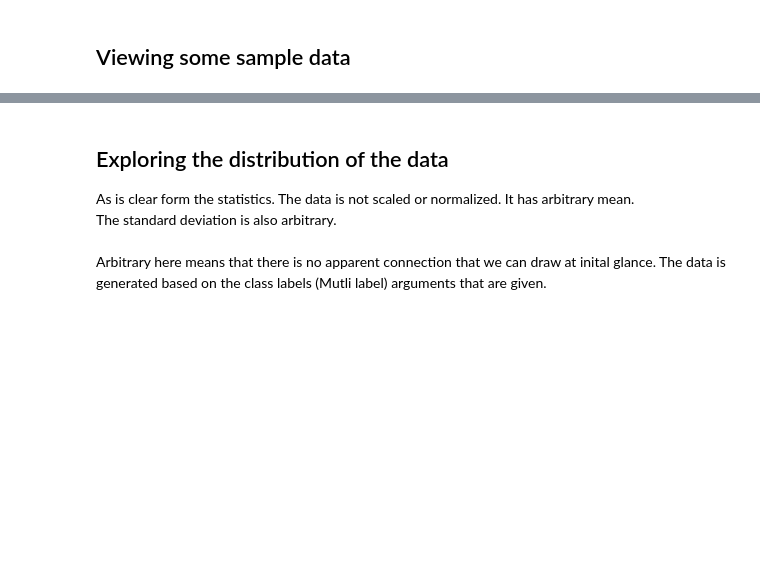
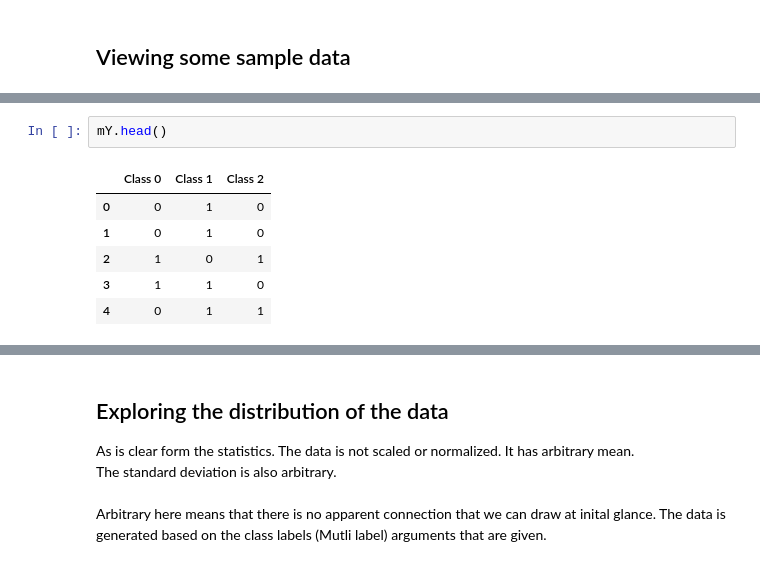
Before and after one commit to usuallyunusual/ML_Mini_Projects, a Jupyter notebook: Logistic Regression/Logistic Regression.ipynb, the cells around one changed output, grey strips where cells are left out. Drawn from its saved outputs; the diff is of its cells as text; blank space fills up the shorter version.

```diff
--- a/Logistic Regression/Logistic Regression.ipynb
+++ b/Logistic Regression/Logistic Regression.ipynb
@@ -70,0 +75,9 @@ mX.head()
+# %%
+mY.head()
+# %% [output]
+|  | Class 0 | Class 1 | Class 2 |
+| 0 | 0 | 1 | 0 |
+| 1 | 0 | 1 | 0 |
+| 2 | 1 | 0 | 1 |
+| 3 | 1 | 1 | 0 |
+| 4 | 0 | 1 | 1 |
```
Also changed, not shown: parts of 5 cells of this notebook.
